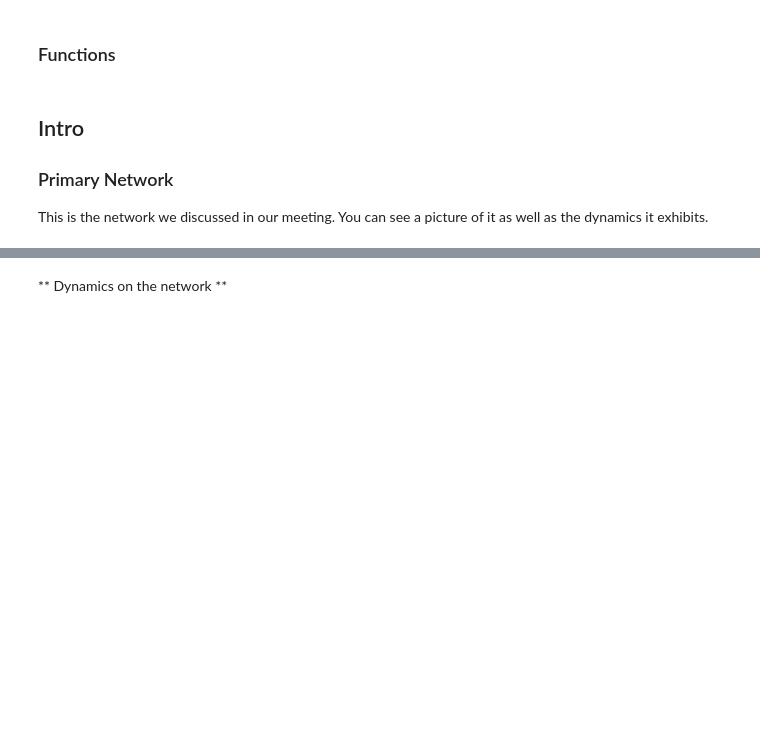
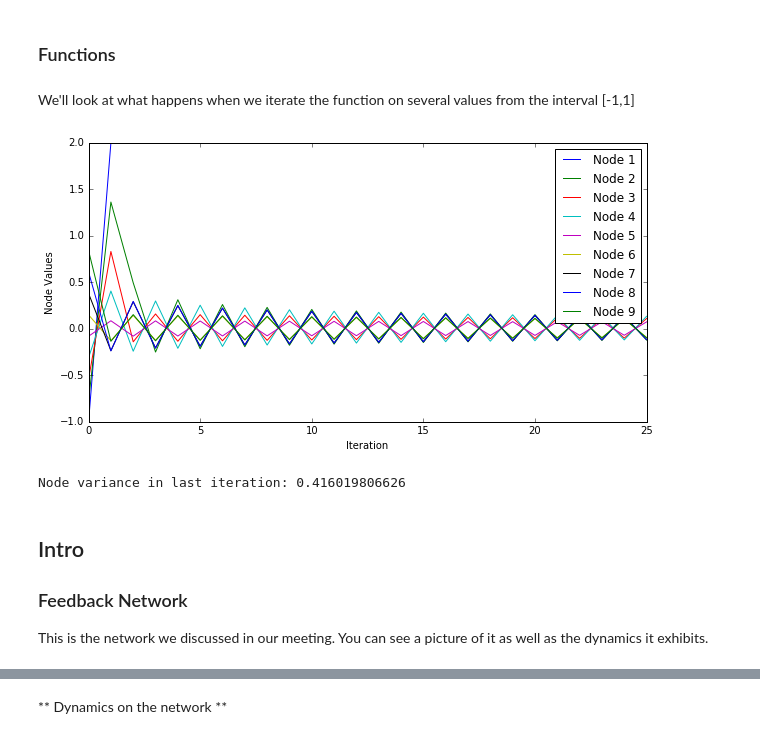
Before and after one commit to djpasseyjr/NetworkReseach, a Jupyter notebook: splizeAndSync.ipynb, the cells around one changed output, grey strips where cells are left out. Saved outputs shown, nothing was run; the diff lists cells and outputs as text; code cells hidden in the pictures; blank space fills up the shorter version.

```diff
--- a/splizeAndSync.ipynb
+++ b/splizeAndSync.ipynb
@@ -83,8 +109,16 @@ def plotAllOrb(orb,k=0):
+# %% [markdown]
+We'll look at what happens when we iterate the function on several values from the interval [-1,1]
+# %%
+x0 = np.arange(-1,1,.23)
+plotAllOrb(iterate(x0,F,iters=25))
+# %% [output]
+[figure, added]
+Node variance in last iteration: 0.416019806626
 # %% [markdown]
 ## Intro
 
 
-### Primary Network
+### Feedback Network
 
 This is the network we discussed in our meeting. You can see a picture of it as well as the dynamics it exhibits.
 # %%
```
Also changed, not shown: parts of 38 cells of this notebook, 14 other files.
